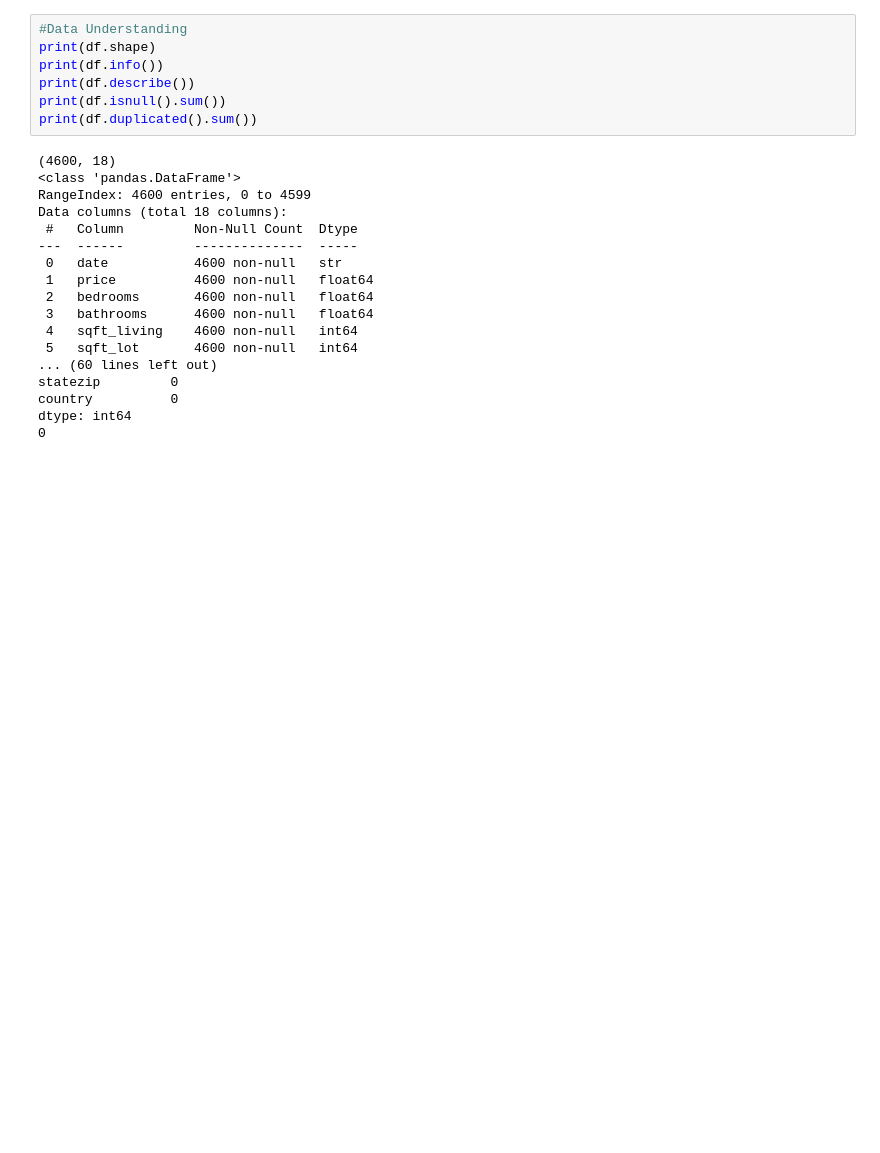
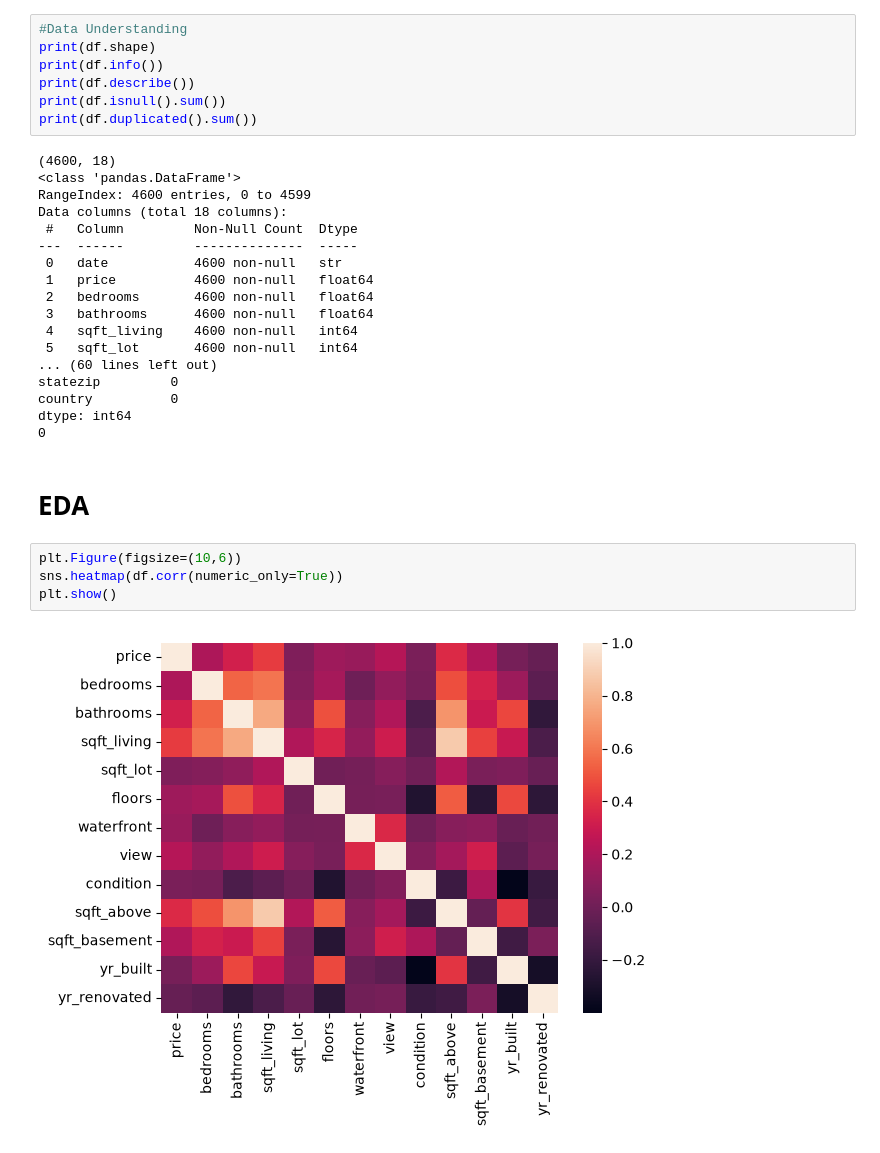
Before and after one commit to basharat68-jutt/Home-Price-Prediction-Deployed-Project, a Jupyter notebook: train.ipynb, the cells around one changed output. Drawn from its saved outputs; the diff is of its cells as text; blank space fills up the shorter version.

```diff
--- a/train.ipynb
+++ b/train.ipynb
@@ -39,3 +41,11 @@ statezip         0
 country          0
 dtype: int64
 0
+# %% [markdown]
+# EDA
+# %%
+plt.Figure(figsize=(10,6))
+sns.heatmap(df.corr(numeric_only=True))
+plt.show()
+# %% [output]
+[figure, added]
```
Also changed, not shown: parts of 5 cells of this notebook.
